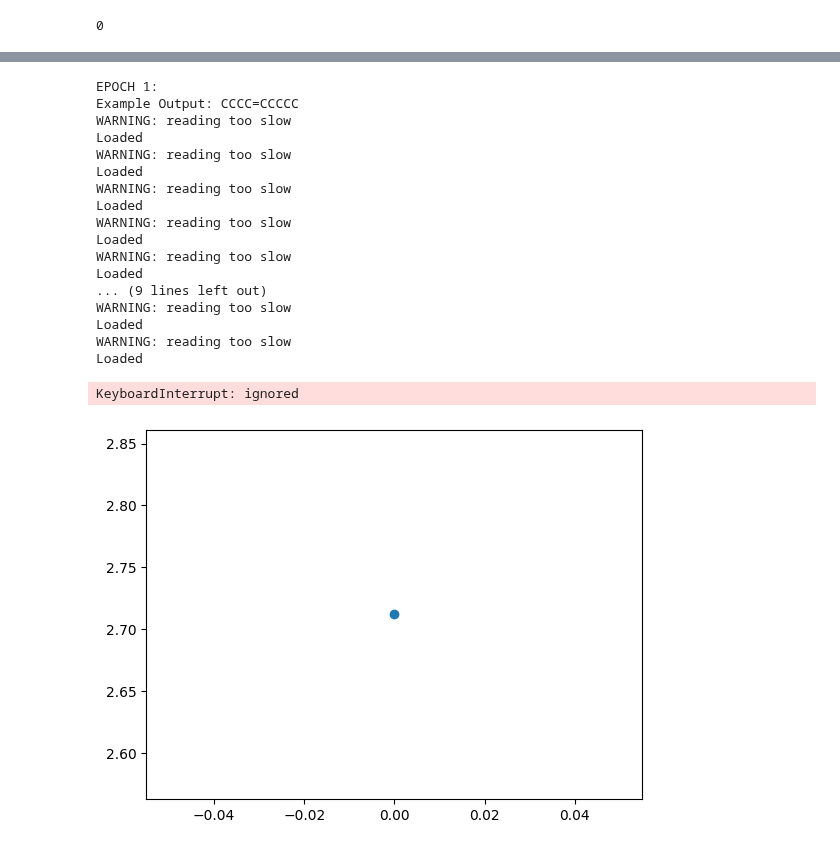
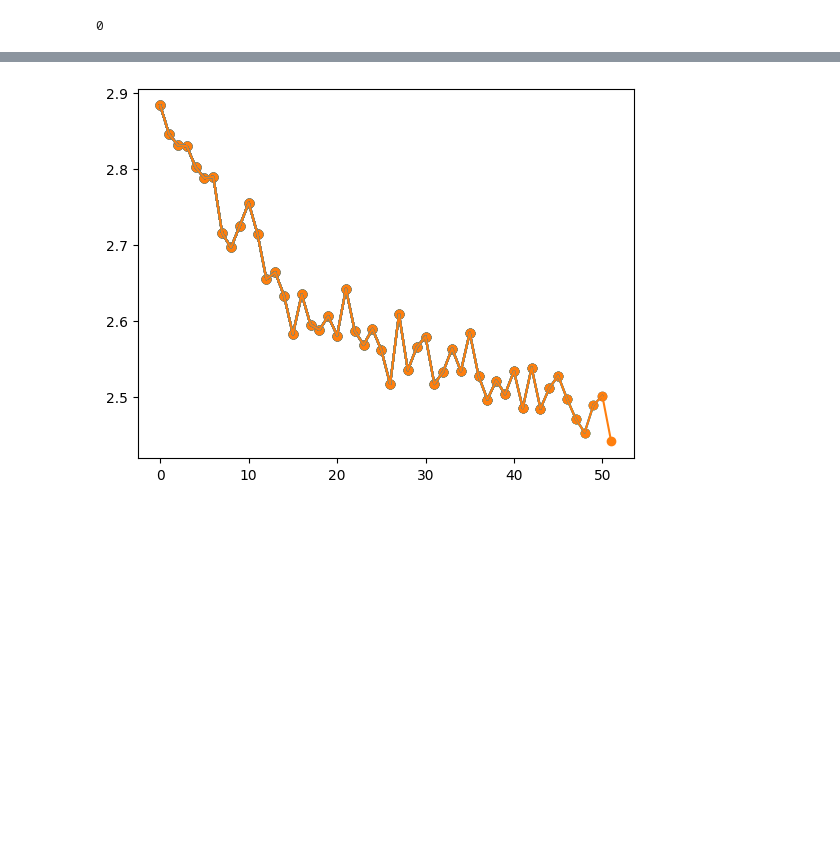
Before and after one commit to weathon/3d2smile, a Jupyter notebook: with_pretrained.ipynb, the cells around one changed output, grey strips where cells are left out. Saved outputs shown, nothing was run; the diff lists cells and outputs as text; code cells hidden in the pictures; blank space fills up the shorter version.

```diff
--- a/with_pretrained.ipynb
+++ b/with_pretrained.ipynb
@@ -240,8 +240,8 @@ class ImageEncoder(torch.nn.Module):
 # posem(torch.range(0, 36).unsqueeze(1))
 # %%
 NUM_HEADS = 8
-CHANNELS = [32, 64, 128, 256, 512]
-DROPOUT = 0.1
+CHANNELS = [64, 128, 256, 512]
+DROPOUT = 0.2
 inp_img = inp_img.to(device)
 encoder = ImageEncoder(CHANNELS, NUM_HEADS, DROPOUT, 400)
 encoder(inp_img).shape
@@ -317,7 +317,7 @@ forcing = pad_pack([[2,0]]).to(device)
 forcing_start = M.T.tgt_embedder(forcing).to(device)
 
 latent = encoder(inp_img)
-src_mask = torch.zeros(36).unsqueeze(-2).to(device)
+src_mask = torch.ones(144).unsqueeze(-2).to(device)
 out = M.T.decoder(forcing_start, latent, src_mask, subsequent_mask((forcing != 0).unsqueeze(-2)))
 # out = M.T.decoder(forcing_start, l, src_mask, subsequent_mask((forcing != 0).unsqueeze(-2)))
 out = M.T.generator(out)
@@ -356,7 +355,7 @@ class Image2SMILES(torch.nn.Module):
     paded = pad_pack(text_in).to(device)
     embedded = self.embeding(paded)
     out = self.decoder(embedded, image_feature,
-                       torch.zeros(36).unsqueeze(-2).to(M.device),
+                       torch.ones(144).unsqueeze(-2).to(M.device), #ones?
                        subsequent_mask((paded != 0)
                        .unsqueeze(-2)))
     out = self.generator(out)
@@ -435,7 +434,7 @@ def saveloss(loss_list):
   pylab.scatter(np.arange(len(loss_list)), loss_list)
   pylab.plot(np.arange(len(loss_list)), loss_list)
   pylab.savefig("loss.png")
-  with open("loss.txt","w") as f:
+  with open("loss.txt","a") as f:
     f.write("\n".join([str(i) for i in loss_list]))
 # %%
 sum(p.numel() for p in model.parameters() if not p.requires_grad)
@@ -502,8 +537,8 @@ False
 # %%
 # https://pytorch.org/tutorials/beginner/introyt/trainingyt.html
 
-optimizer = torch.optim.Adam(model.parameters(), lr=0.0008)
-
+optimizer = torch.optim.Adam(model.parameters(), lr=0.001)
+scheduler = torch.optim.lr_scheduler.ExponentialLR(optimizer, gamma=0.9)
 
 
 loss_list = []
@@ -520,56 +555,42 @@ p.join()
 for epoch in range(30):
   np.random.shuffle(files)
   print('EPOCH {}:'.format(epoch + 1))
   model.train(True)
   running_loss = 0.
   last_loss = 0.
   for i in range(len(files)//BATCH_SIZE):
     if i != len(files)//BATCH_SIZE - 1:
       p = threading.Thread(target=getitem, args=(i+1,))
       p.start()
 
     loaded = not buffer.empty()
     if not loaded:
-      print("WARNING: reading too slow")
+      # print("WARNING: reading too slow")
+      pass
 
     (image, text_in), text_out = buffer.get(block=True)
-    if not loaded:
-      print("Loaded")
+    # if not loaded:
+    #   print("Loaded")
 
     image = image.to(device)
     text_out = text_out.to(device)
     optimizer.zero_grad()
     outputs = model(image, text_in)
     loss = loss_fn(outputs, text_out)
     loss.backward()
 
     optimizer.step()
 
     running_loss += loss.item()
-    if i%10 == 9:
-      print(f"Training loss: {running_loss/10}") #first time loss is small because it is dived by 10 where there is only 1
-      loss_list.append(running_loss/10)
+    if i%3 == 2:
+      print(f"Training loss: {running_loss/3}") #first time loss is small because it is dived by 10 where there is only 1
+      loss_list.append(running_loss/3)
       saveloss(loss_list)
       running_loss = 0.
-    if i%40 == 0:
+    if i%20 == 0:
       print(f"Example Output: {gen(inp_img, [[2]])}")
+    if i%100 == 0:
+      scheduler.step()
+      print(f"New learning rate: {optimizer.param_groups[0]['lr']}")
 # %% [output]
-EPOCH 1:
-Example Output: CCCC=CCCCC
-WARNING: reading too slow
-Loaded
-WARNING: reading too slow
-Loaded
-WARNING: reading too slow
-Loaded
-WARNING: reading too slow
-Loaded
-WARNING: reading too slow
-Loaded
-... (9 lines left out)
-WARNING: reading too slow
-Loaded
-WARNING: reading too slow
-Loaded
-KeyboardInterrupt: ignored
-[figure, old version]
+[figure, new version]
```
Also changed, not shown: parts of 22 cells of this notebook.
